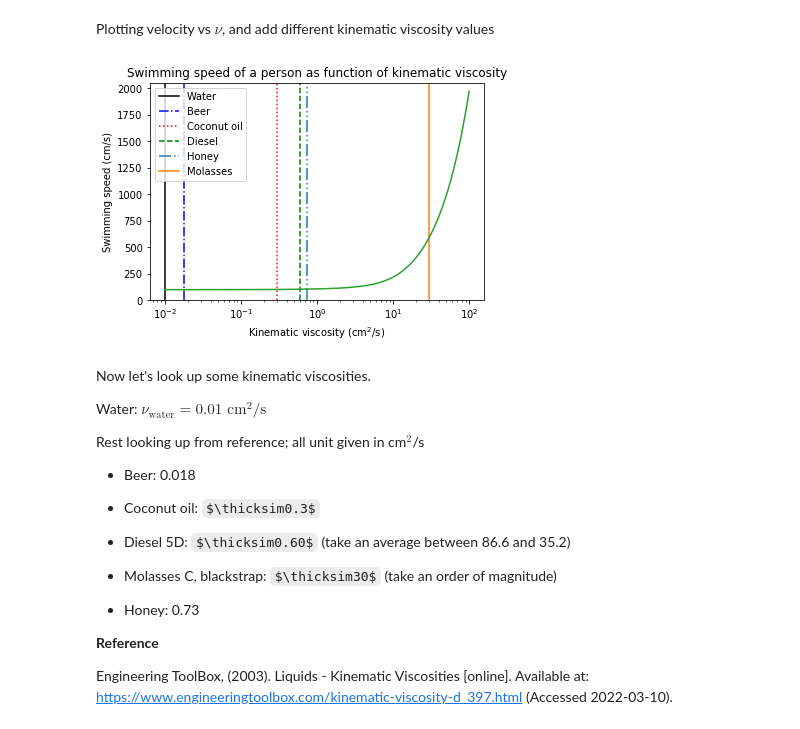
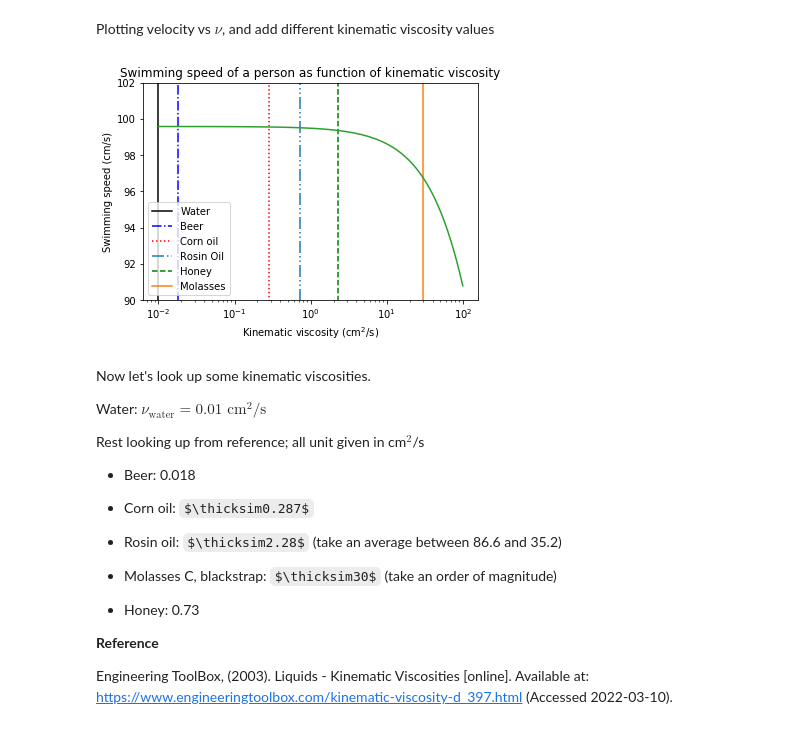
Before and after one commit to yrj08/PHYS_432_Assignment_3, a Jupyter notebook: 432-hw3-swimming_in_syrup.ipynb, the cells around one changed output. Drawn from its saved outputs; the diff is of its cells as text; code cells hidden in the pictures; some formulas as TeX source.

```diff
--- a/432-hw3-swimming_in_syrup.ipynb
+++ b/432-hw3-swimming_in_syrup.ipynb
@@ -31,30 +20,29 @@ Generate evenly spaced $\nu$ on a log scale; then solve equation for each $\nu$
 # %%
 nu_range = np.logspace(-2,2,100)
 # %%
-speed_range = [solve(650*x**3-12812*ind_nu*x**2-(6.4E8), x) for ind_nu in nu_range]
-#speed_range = [solve(total_drag(ind_nu, x)-(6.4E8), x) for ind_nu in nu_range]
+speed_range = [solve(188*ind_nu*(x**2)+20*(x**3)+628*(x**3) - (6.4E8), x) for ind_nu in nu_range]
 # %% [markdown]
 Plotting velocity vs $\nu$, and add different kinematic viscosity values
 # %%
-plt.plot([0.01,0.01],[0,2200],'k-') # Water
-plt.plot([0.018,0.018],[0,2200],'b-.') # Beer
-plt.plot([0.3,0.3],[0,2200],'r:')     # Coconut oil
-plt.plot([0.6,0.6],[0,2200],'g--')     # Diesel
+plt.plot([0.01,0.01],[0,2200],'k-')       # Water
+plt.plot([0.018,0.018],[0,2200],'b-.')    # Beer
+plt.plot([0.287,0.287],[0,2200],'r:')     # corn oil
 plt.plot([0.73,0.73],[0,2200],linestyle=(0, (8, 2, 1, 2, 1, 2)))   # Honey
-plt.plot([30,30],[0,2200])       # Molasses
+plt.plot([2.28,2.28],[0,2200],'g--')      # Rosin Oil
+plt.plot([30,30],[0,2200])                # Molasses
 
 plt.plot(nu_range,speed_range)
 
 plt.xscale('log')
 plt.xlabel('Kinematic viscosity (cm$^2$/s)')
 plt.ylabel('Swimming speed (cm/s)')
-plt.ylim([0,2050])
+plt.ylim([90,102])
 plt.title('Swimming speed of a person as function of kinematic viscosity')
-plt.legend(['Water', 'Beer','Coconut oil','Diesel','Honey','Molasses'])
+plt.legend(['Water', 'Beer','Corn oil','Rosin Oil','Honey','Molasses'])
 plt.savefig('molasses.pdf',format='pdf')
 plt.show()
 # %% [output]
-[figure, old version]
+[figure, new version]
 # %% [markdown]
 Now let's look up some kinematic viscosities.
 
@@ -64,9 +52,9 @@ Rest looking up from reference; all unit given in cm$^2$/s
 
 - Beer: 0.018
 
-- Coconut oil: $\thicksim0.3$
+- Corn oil: $\thicksim0.287$
 
-- Diesel 5D: $\thicksim0.60$ (take an average between 86.6 and 35.2)
+- Rosin oil: $\thicksim2.28$ (take an average between 86.6 and 35.2)
 
 - Molasses C, blackstrap: $\thicksim30$ (take an order of magnitude)
 
```
Also changed, not shown: parts of 9 cells of this notebook.
